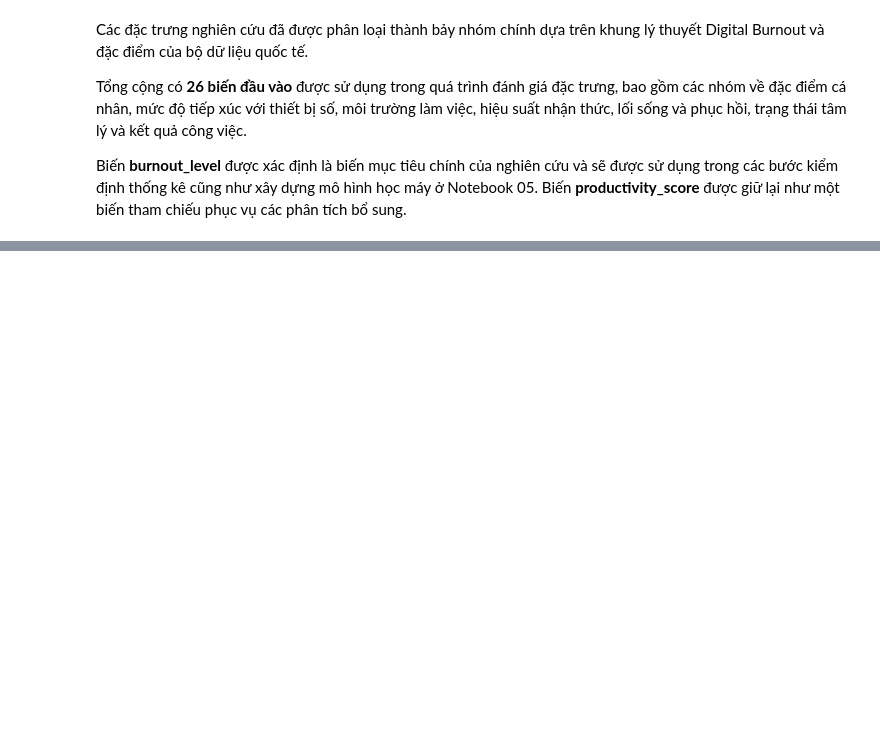
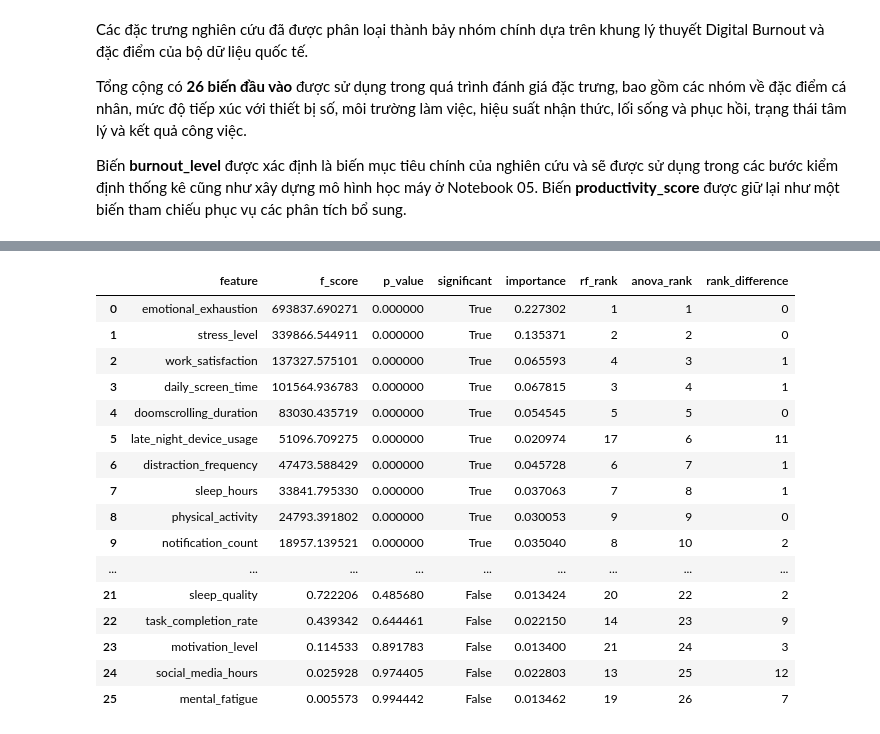
Before and after one commit to NguynnThah/DA016, a Jupyter notebook: notebooks/international_dataset/04_feature_validation.ipynb, the cells around one changed output, grey strips where cells are left out. Drawn from its saved outputs; the diff is of its cells as text; code cells hidden in the pictures; blank space fills up the shorter version.

```diff
--- a/notebooks/international_dataset/04_feature_validation.ipynb
+++ b/notebooks/international_dataset/04_feature_validation.ipynb
@@ -447,0 +683,56 @@ Việc sử dụng nhiều phương pháp đánh giá giúp xem xét đặc trư
+# %%
+comparison = (
+    anova_results[
+        [
+            "feature",
+            "f_score",
+            "p_value",
+            "significant"
+        ]
+    ]
+    .merge(
+        rf_importance[
+            [
+                "feature",
+                "importance",
+                "rf_rank"
+            ]
+        ],
+        on="feature"
+    )
+)
+
+comparison["anova_rank"] = (
+    comparison["f_score"]
+    .rank(method="dense", ascending=False)
+    .astype(int)
+)
+
+comparison["rank_difference"] = (
+    comparison["anova_rank"]
+    - comparison["rf_rank"]
+).abs()
+
+comparison = comparison.sort_values(
+    by=["anova_rank", "rf_rank"]
+).reset_index(drop=True)
+
+display(comparison)
+# %% [output]
+|  | feature | f_score | p_value | significant | importance | rf_rank | anova_rank | rank_difference |
+| 0 | emotional_exhaustion | 693837.690271 | 0.000000 | True | 0.227302 | 1 | 1 | 0 |
+| 1 | stress_level | 339866.544911 | 0.000000 | True | 0.135371 | 2 | 2 | 0 |
+| 2 | work_satisfaction | 137327.575101 | 0.000000 | True | 0.065593 | 4 | 3 | 1 |
+| 3 | daily_screen_time | 101564.936783 | 0.000000 | True | 0.067815 | 3 | 4 | 1 |
+| 4 | doomscrolling_duration | 83030.435719 | 0.000000 | True | 0.054545 | 5 | 5 | 0 |
+| 5 | late_night_device_usage | 51096.709275 | 0.000000 | True | 0.020974 | 17 | 6 | 11 |
+| 6 | distraction_frequency | 47473.588429 | 0.000000 | True | 0.045728 | 6 | 7 | 1 |
+| 7 | sleep_hours | 33841.795330 | 0.000000 | True | 0.037063 | 7 | 8 | 1 |
+| 8 | physical_activity | 24793.391802 | 0.000000 | True | 0.030053 | 9 | 9 | 0 |
+| 9 | notification_count | 18957.139521 | 0.000000 | True | 0.035040 | 8 | 10 | 2 |
+| ... | ... | ... | ... | ... | ... | ... | ... | ... |
+| 21 | sleep_quality | 0.722206 | 0.485680 | False | 0.013424 | 20 | 22 | 2 |
+| 22 | task_completion_rate | 0.439342 | 0.644461 | False | 0.022150 | 14 | 23 | 9 |
+| 23 | motivation_level | 0.114533 | 0.891783 | False | 0.013400 | 21 | 24 | 3 |
+| 24 | social_media_hours | 0.025928 | 0.974405 | False | 0.022803 | 13 | 25 | 12 |
+| 25 | mental_fatigue | 0.005573 | 0.994442 | False | 0.013462 | 19 | 26 | 7 |
```
Also changed, not shown: parts of 25 cells of this notebook.
